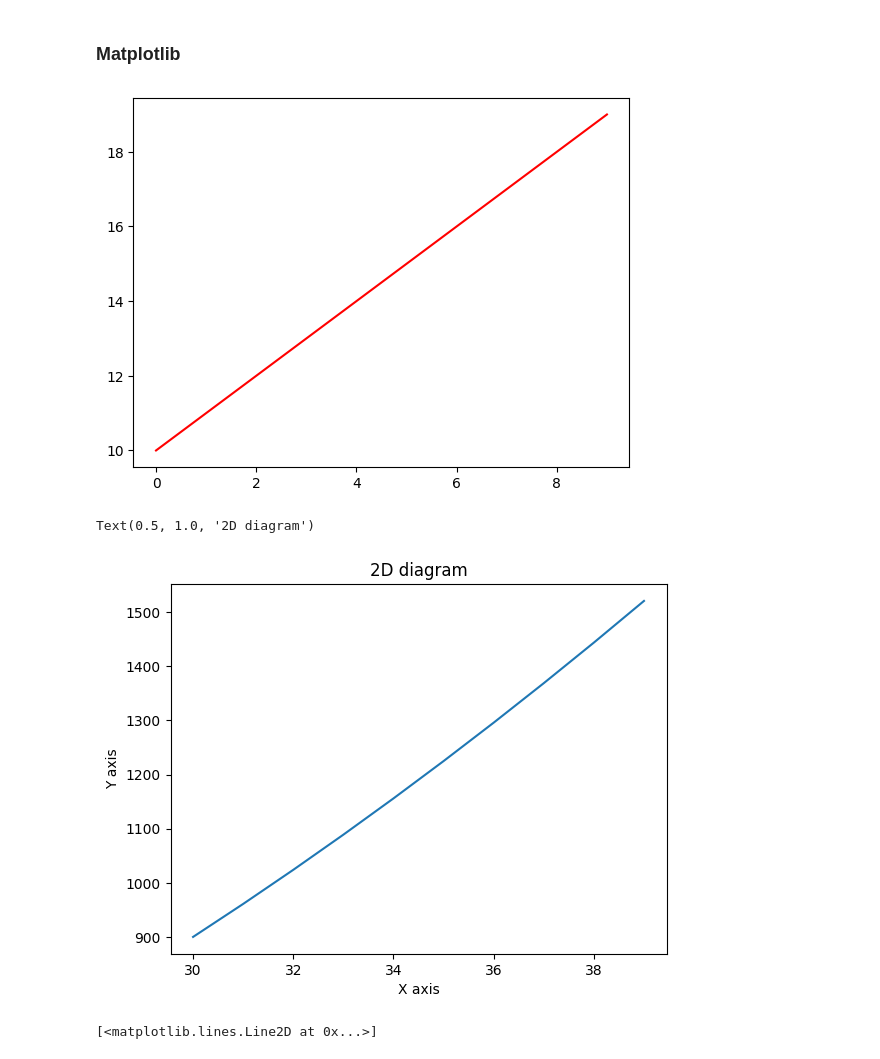
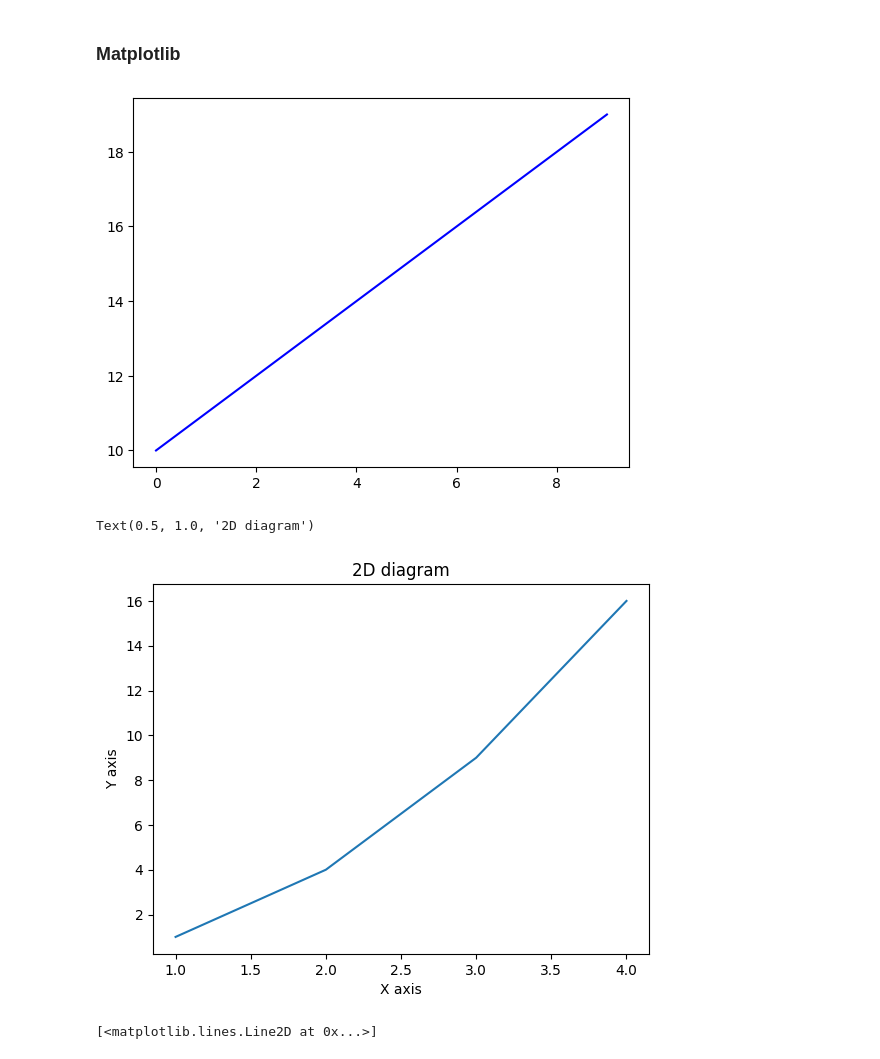
Before and after one commit to MukulSaini1911/Python-Codes, a Jupyter notebook: My_Python_Codes.ipynb, the cells around one changed output. Cells and saved outputs as stored; diff of their text form; code cells hidden in the pictures.

```diff
--- a/My_Python_Codes.ipynb
+++ b/My_Python_Codes.ipynb
@@ -560,18 +560,20 @@ import numpy as np
 a = np.arange(0,10)
 b = np.arange(10,20)
 # %%
-diag = plt.plot(a, b, c='r')
+diag = plt.plot(a, b, c='b')
 # %% [output]
-[figure, old version]
+[figure, new version]
 # %%
+import numpy as np
+x = np.arange(1,5)
 y = x*x
 diag = plt.plot(x,y)
 plt.xlabel('X axis')
 plt.ylabel('Y axis')
 plt.title('2D diagram')
 # %% [output]
 Text(0.5, 1.0, '2D diagram')
-[figure, old version]
+[figure, new version]
 # %%
 a = b*b
 # %%
```
Also changed, not shown: parts of 33 cells of this notebook.
